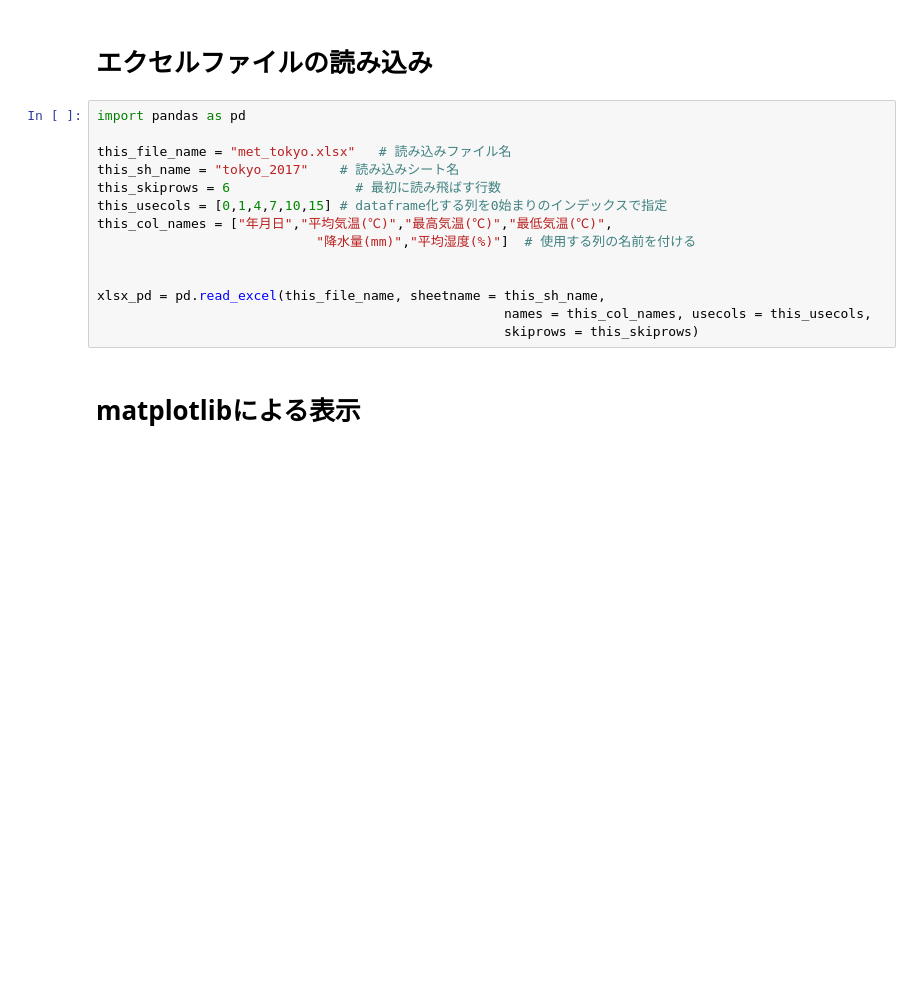
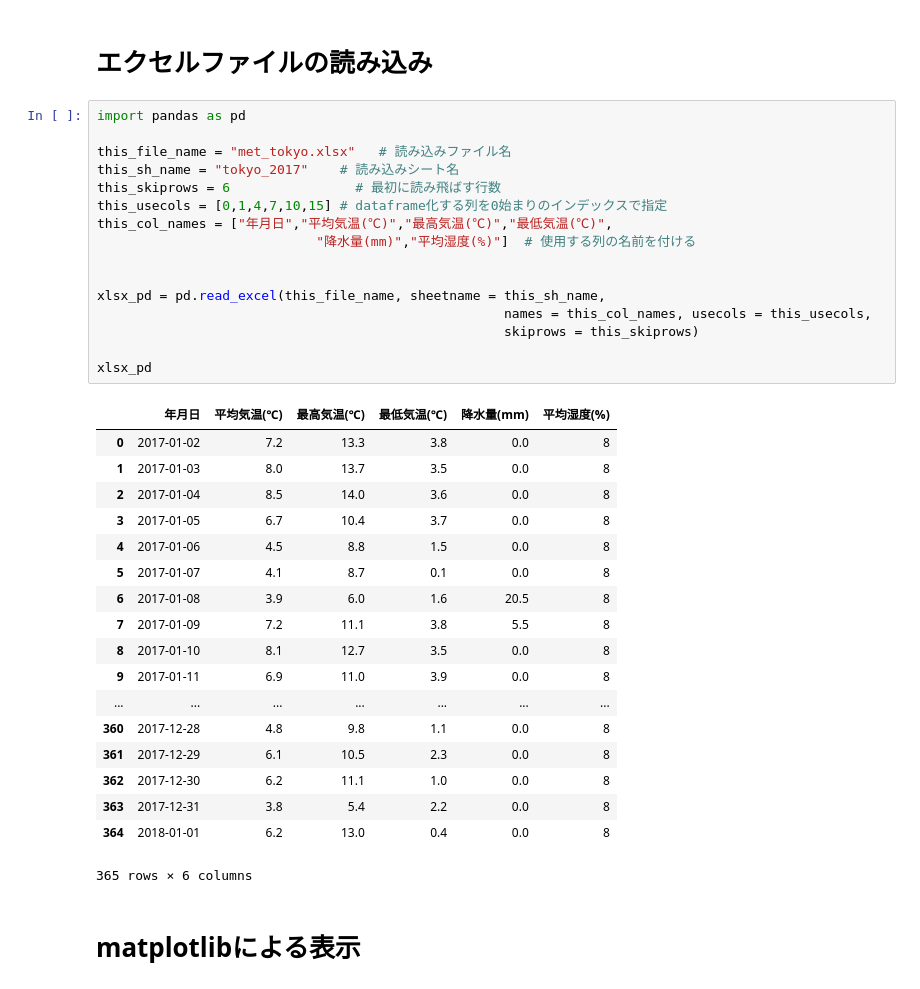
Before and after one commit to eriho/eff_vis_for_eng_res, a Jupyter notebook: 01_read_excel_and_simple_plot.ipynb, the cells around one changed output. Cells and saved outputs as stored; diff of their text form; blank space fills up the shorter version.

```diff
--- a/01_read_excel_and_simple_plot.ipynb
+++ b/01_read_excel_and_simple_plot.ipynb
@@ -5,17 +5,38 @@
 # %%
 import pandas as pd
 
 this_file_name = "met_tokyo.xlsx"   # 読み込みファイル名
 this_sh_name = "tokyo_2017"    # 読み込みシート名
 this_skiprows = 6                # 最初に読み飛ばす行数
 this_usecols = [0,1,4,7,10,15] # dataframe化する列を0始まりのインデックスで指定
 this_col_names = ["年月日","平均気温(℃)","最高気温(℃)","最低気温(℃)",
 							"降水量(mm)","平均湿度(%)"]  # 使用する列の名前を付ける
 
 
 xlsx_pd = pd.read_excel(this_file_name, sheetname = this_sh_name,
 													names = this_col_names, usecols = this_usecols,
 													skiprows = this_skiprows)
+
+xlsx_pd
+# %% [output]
+|  | 年月日 | 平均気温(℃) | 最高気温(℃) | 最低気温(℃) | 降水量(mm) | 平均湿度(%) |
+| 0 | 2017-01-02 | 7.2 | 13.3 | 3.8 | 0.0 | 8 |
+| 1 | 2017-01-03 | 8.0 | 13.7 | 3.5 | 0.0 | 8 |
+| 2 | 2017-01-04 | 8.5 | 14.0 | 3.6 | 0.0 | 8 |
+| 3 | 2017-01-05 | 6.7 | 10.4 | 3.7 | 0.0 | 8 |
+| 4 | 2017-01-06 | 4.5 | 8.8 | 1.5 | 0.0 | 8 |
+| 5 | 2017-01-07 | 4.1 | 8.7 | 0.1 | 0.0 | 8 |
+| 6 | 2017-01-08 | 3.9 | 6.0 | 1.6 | 20.5 | 8 |
+| 7 | 2017-01-09 | 7.2 | 11.1 | 3.8 | 5.5 | 8 |
+| 8 | 2017-01-10 | 8.1 | 12.7 | 3.5 | 0.0 | 8 |
+| 9 | 2017-01-11 | 6.9 | 11.0 | 3.9 | 0.0 | 8 |
+| ... | ... | ... | ... | ... | ... | ... |
+| 360 | 2017-12-28 | 4.8 | 9.8 | 1.1 | 0.0 | 8 |
+| 361 | 2017-12-29 | 6.1 | 10.5 | 2.3 | 0.0 | 8 |
+| 362 | 2017-12-30 | 6.2 | 11.1 | 1.0 | 0.0 | 8 |
+| 363 | 2017-12-31 | 3.8 | 5.4 | 2.2 | 0.0 | 8 |
+| 364 | 2018-01-01 | 6.2 | 13.0 | 0.4 | 0.0 | 8 |
+365 rows × 6 columns
 # %% [markdown]
 # matplotlibによる表示
 # %%
```
